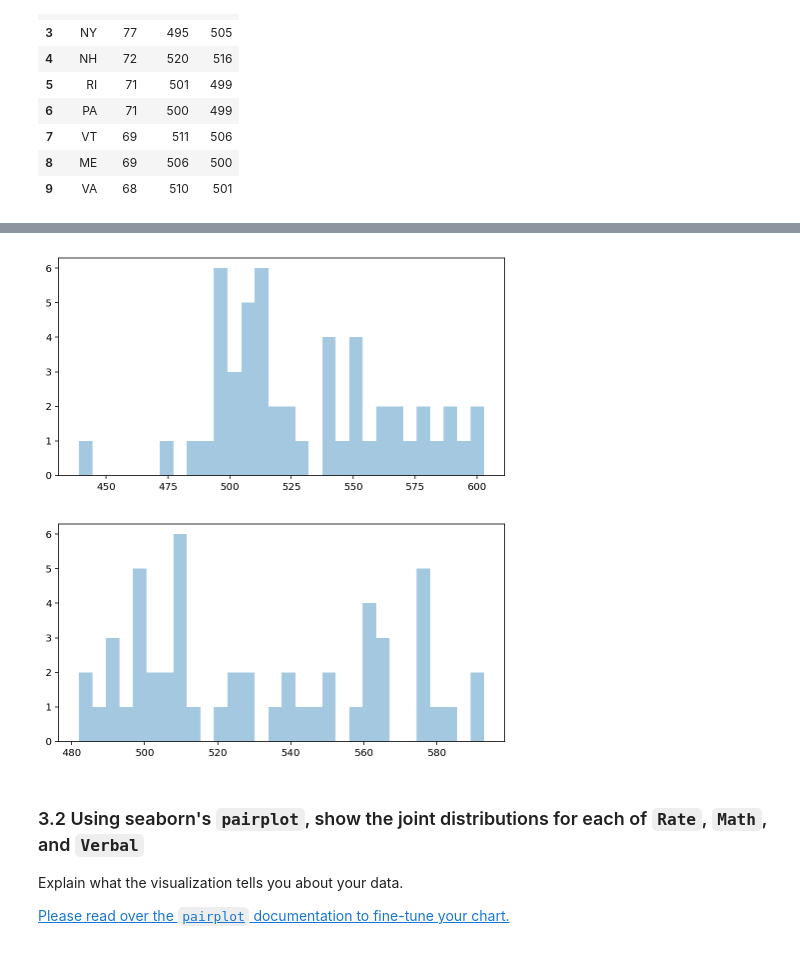
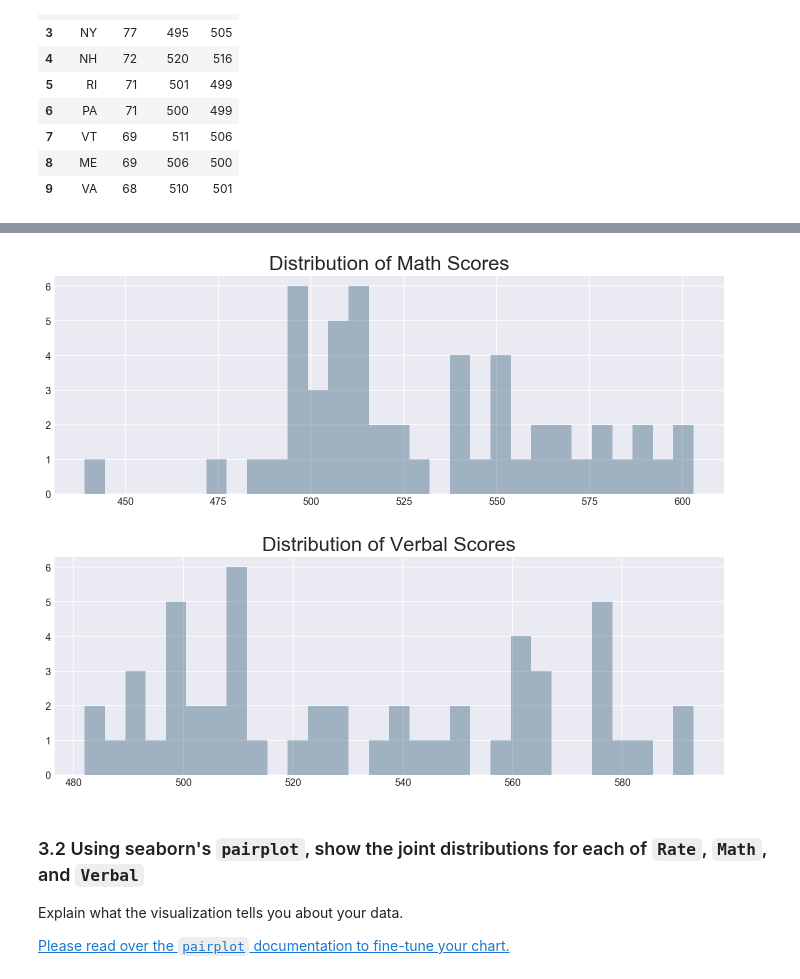
Before and after one commit to sealbamboo/DSme, a Jupyter notebook: Pro2/project-02-Shayne.ipynb, the cells around one changed output, grey strips where cells are left out. Saved outputs shown, nothing was run; the diff lists cells and outputs as text; code cells hidden in the pictures.

```diff
--- a/Pro2/project-02-Shayne.ipynb
+++ b/Pro2/project-02-Shayne.ipynb
@@ -227,14 +178,14 @@ Set the keyword argument `kde=False`. This way you can actually see the counts w
 [Please read over the `distplot` documentation to learn about the arguments and fine-tune your chart if you want.](https://stanford.edu/~mwaskom/software/seaborn/generated/seaborn.distplot.html#seaborn.distplot)
 # %%
 # Add matplotlib & seaborn to project
-import matplotlib.pyplot as plt
-import seaborn as sns
+sns.set_style('darkgrid')
 
 ss_rate = df_sat_score.Rate.values
 
-fig = plt.figure(figsize=(8,4))
+fig = plt.figure(figsize=(12,4))
 ax = fig.gca()
 
 ax = sns.distplot(ss_rate,bins=30,kde=False);
+ax.set_title("Distribution of Rate Scores", fontsize=20)
 plt.show()
 # %% [output]
@@ -242,23 +193,25 @@ plt.show()
 # %%
 ss_math = df_sat_score.Math.values
 
-fig = plt.figure(figsize=(8,4))
+fig = plt.figure(figsize=(12,4))
 ax = fig.gca()
 
 ax = sns.distplot(ss_math, bins=30, kde=False)
+ax.set_title("Distribution of Math Scores", fontsize=20)
 plt.show()
 # %% [output]
-[figure, old version]
+[figure, new version]
 # %%
 ss_verbal = df_sat_score.Verbal.values
 
-fig = plt.figure(figsize=(8,4))
+fig = plt.figure(figsize=(12,4))
 ax = fig.gca()
 
 ax = sns.distplot(ss_verbal, bins=30, kde=False)
+ax.set_title("Distribution of Verbal Scores", fontsize=20)
 plt.show()
 # %% [output]
-[figure, old version]
+[figure, new version]
 # %% [markdown]
 ### 3.2 Using seaborn's `pairplot`, show the joint distributions for each of `Rate`, `Math`, and `Verbal`
 
```
Also changed, not shown: parts of 52 cells of this notebook, 5 other files.
